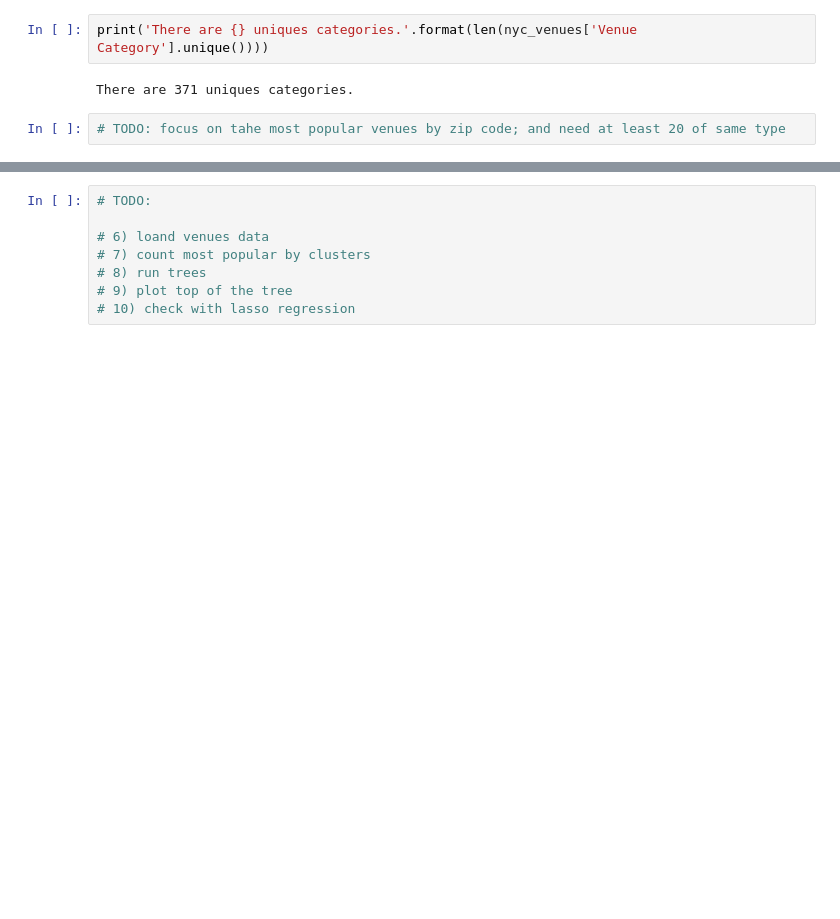
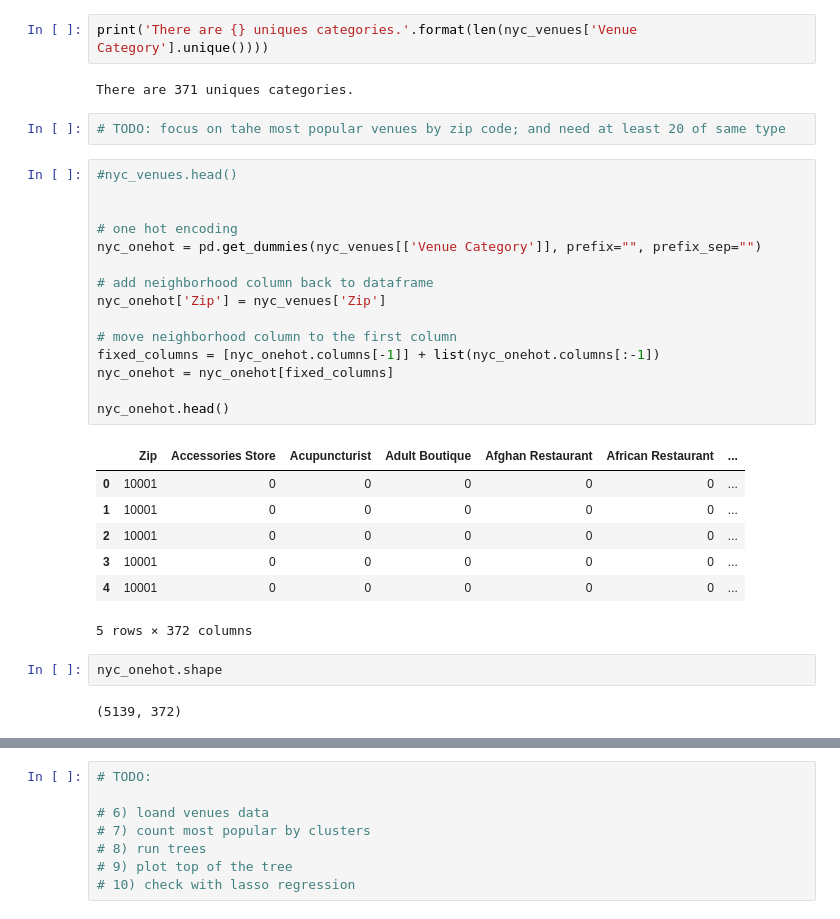
Before and after one commit to allaccountstaken/predicting_urban_home_values, a Jupyter notebook: Predicting Home Values Using Venues.ipynb, the cells around one changed output, grey strips where cells are left out. Drawn from its saved outputs; the diff is of its cells as text; blank space fills up the shorter version.

```diff
--- a/Predicting Home Values Using Venues.ipynb
+++ b/Predicting Home Values Using Venues.ipynb
@@ -537,3 +534,30 @@ print('There are {} uniques categories.'.format(len(nyc_venues['Venue Category']
 There are 371 uniques categories.
 # %%
 # TODO: focus on tahe most popular venues by zip code; and need at least 20 of same type
+# %%
+#nyc_venues.head()
+
+
+# one hot encoding
+nyc_onehot = pd.get_dummies(nyc_venues[['Venue Category']], prefix="", prefix_sep="")
+
+# add neighborhood column back to dataframe
+nyc_onehot['Zip'] = nyc_venues['Zip']
+
+# move neighborhood column to the first column
+fixed_columns = [nyc_onehot.columns[-1]] + list(nyc_onehot.columns[:-1])
+nyc_onehot = nyc_onehot[fixed_columns]
+
+nyc_onehot.head()
+# %% [output]
+|  | Zip | Accessories Store | Acupuncturist | Adult Boutique | Afghan Restaurant | African Restaurant | ... |
+| 0 | 10001 | 0 | 0 | 0 | 0 | 0 | ... |
+| 1 | 10001 | 0 | 0 | 0 | 0 | 0 | ... |
+| 2 | 10001 | 0 | 0 | 0 | 0 | 0 | ... |
+| 3 | 10001 | 0 | 0 | 0 | 0 | 0 | ... |
+| 4 | 10001 | 0 | 0 | 0 | 0 | 0 | ... |
+5 rows × 372 columns
+# %%
+nyc_onehot.shape
+# %% [output]
+(5139, 372)
```
Also changed, not shown: parts of 4 cells of this notebook, 1 other file.
